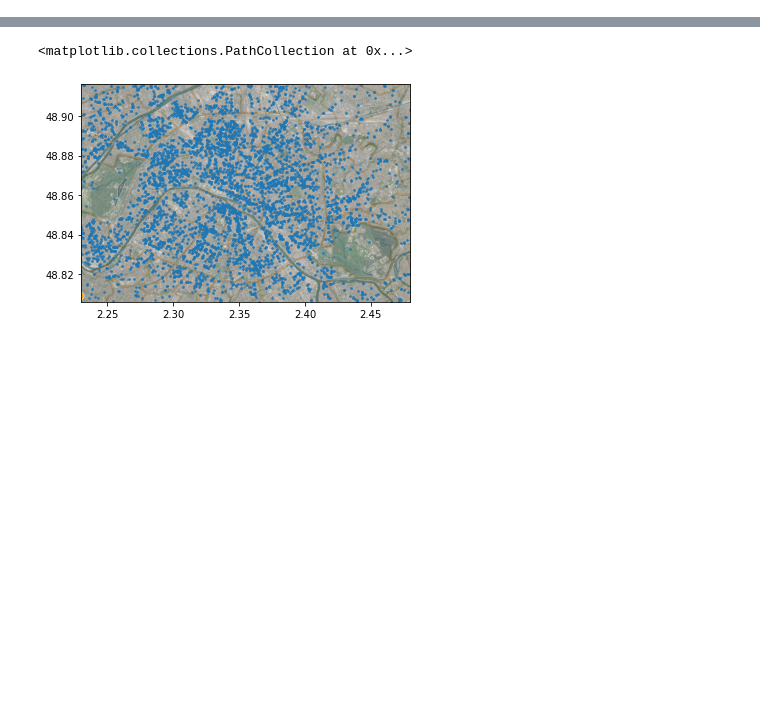
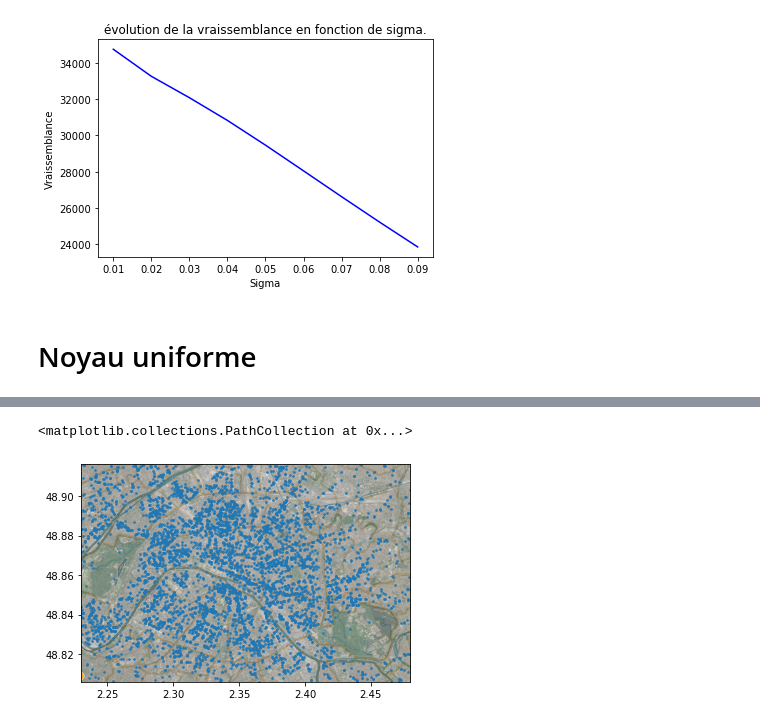
Before and after one commit to JoeBens/Practical-Works, a Jupyter notebook: MLL/TME2/src/TME2.ipynb, the cells around one changed output, grey strips where cells are left out. Drawn from its saved outputs; the diff is of its cells as text; code cells hidden in the pictures; blank space fills up the shorter version.

```diff
--- a/MLL/TME2/src/TME2.ipynb
+++ b/MLL/TME2/src/TME2.ipynb
@@ -74,0 +158,22 @@ def kernel_gaussian(data):
+# %%
+start =0.01
+end = 0.1
+pas = 0.01
+X_train, X_test = train_test_split(geo_mat, test_size=0.2, random_state=42)
+test, train = [], []
+for sigma in np.arange(start,end,pas):
+    d = KernelDensity(kernel=kernel_gaussian, sigma = sigma)
+    d.fit(X_train)
+    score = d.score(X_test)
+    test += [score]
+    score = d.score(X_train)
+    train += [score]
+plt.title("évolution de la vraissemblance en fonction de sigma.")
+plt.ylabel("Vraissemblance")
+plt.xlabel("Sigma")
+plt.plot(np.arange(start,end,pas),train,color="blue")
+plt.show()
+# %% [output]
+[figure, added]
+# %% [markdown]
+# Noyau uniforme
```
Also changed, not shown: parts of 29 cells of this notebook, 3 other files.
